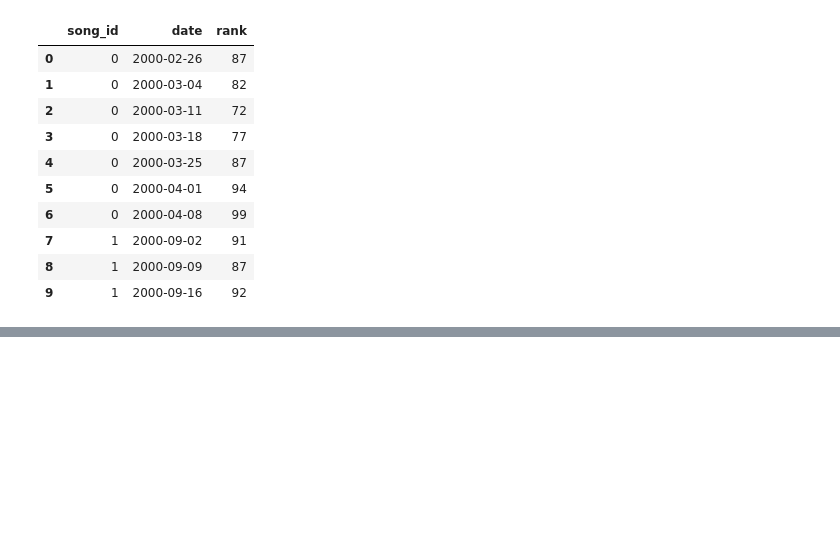
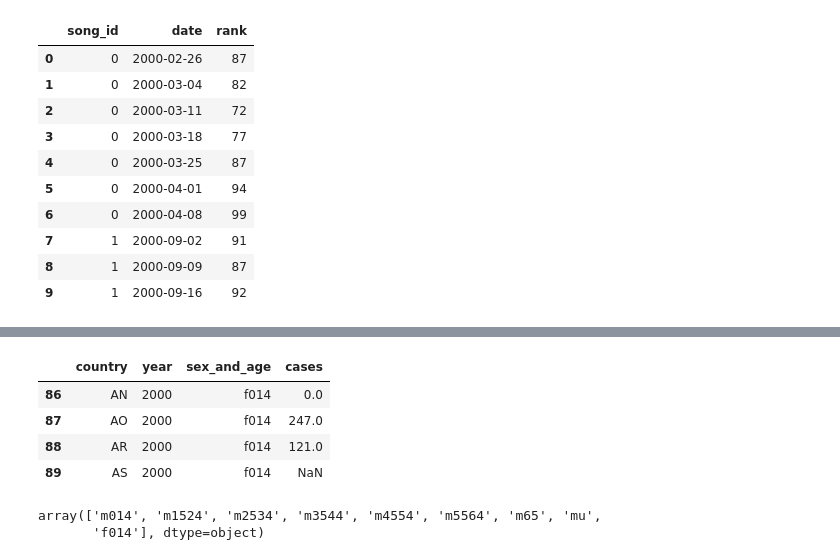
Before and after one commit to joeelorm/Data_Science, a Jupyter notebook: Data Cleaninig/Tidy Data.ipynb, the cells around one changed output, grey strips where cells are left out. Saved outputs shown, nothing was run; the diff lists cells and outputs as text; code cells hidden in the pictures; blank space fills up the shorter version.

```diff
--- a/Data Cleaninig/Tidy Data.ipynb
+++ b/Data Cleaninig/Tidy Data.ipynb
@@ -158,0 +178,13 @@ ranks.head(10)
+# %%
+data.tail(4)
+# %% [output]
+|  | country | year | sex_and_age | cases |
+| 86 | AN | 2000 | f014 | 0.0 |
+| 87 | AO | 2000 | f014 | 247.0 |
+| 88 | AR | 2000 | f014 | 121.0 |
+| 89 | AS | 2000 | f014 | NaN |
+# %%
+data['sex_and_age'].unique()
+# %% [output]
+array(['m014', 'm1524', 'm2534', 'm3544', 'm4554', 'm5564', 'm65', 'mu',
+       'f014'], dtype=object)
```
Also changed, not shown: parts of 3 cells of this notebook.
